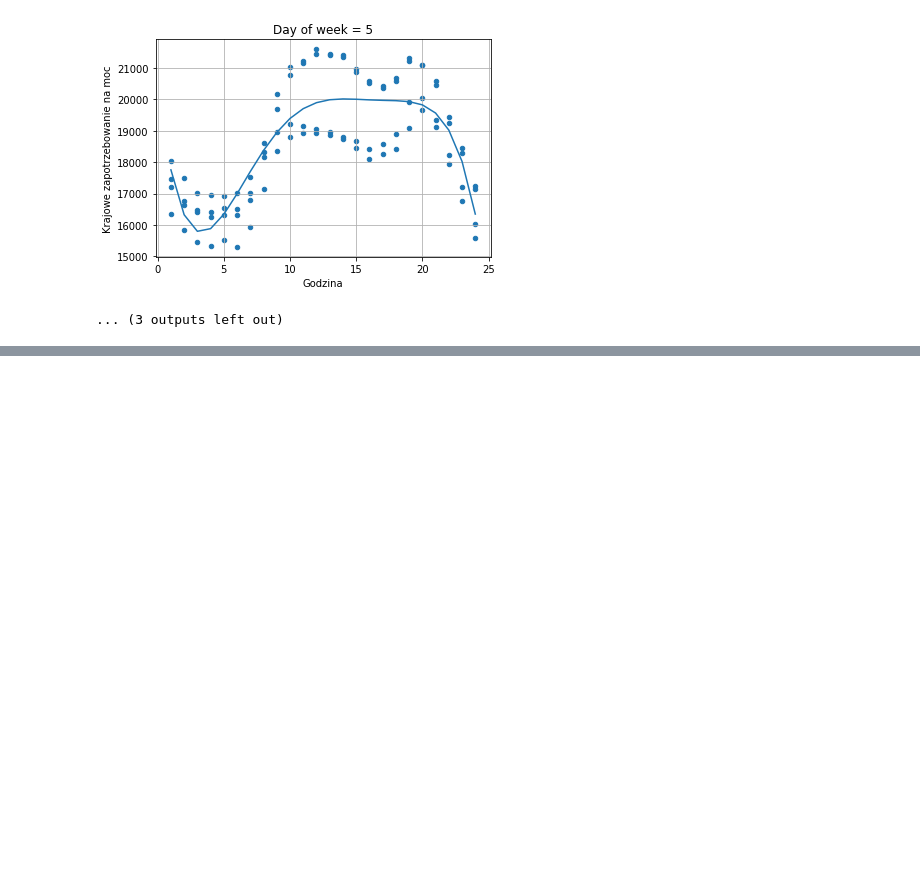
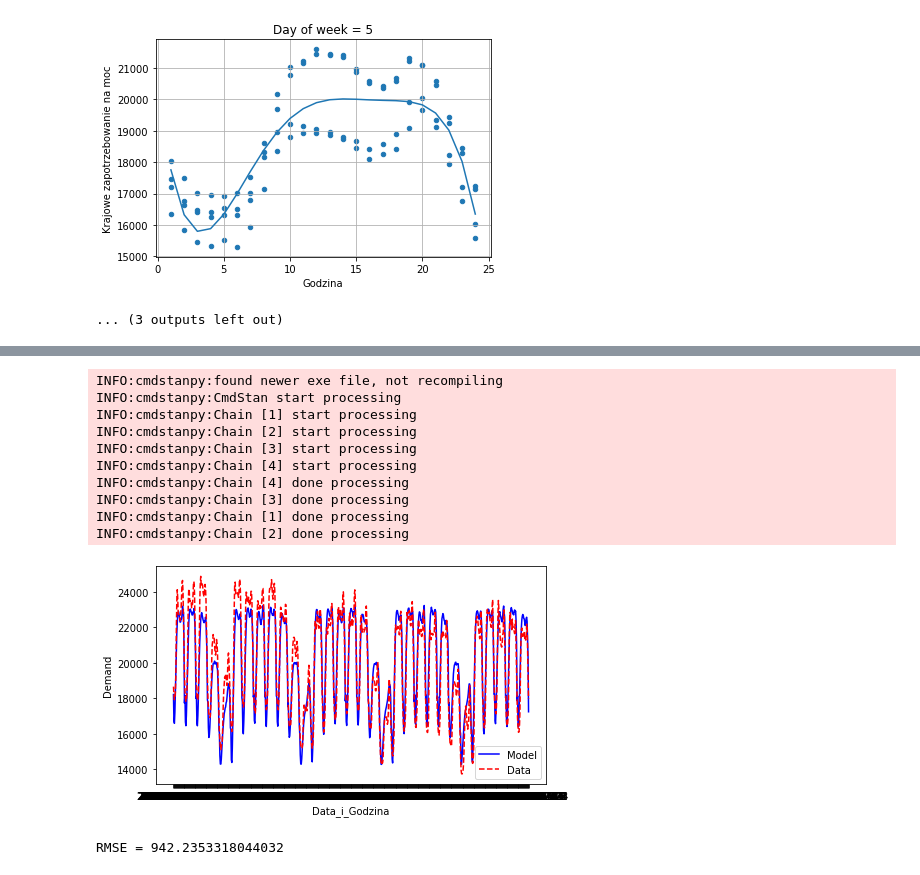
Before and after one commit to pilarskimarcin/ProjektDataAnalytics, a Jupyter notebook: model.ipynb, the cells around one changed output, grey strips where cells are left out. Cells and saved outputs as stored; diff of their text form; code cells hidden in the pictures; blank space fills up the shorter version.

```diff
--- a/model.ipynb
+++ b/model.ipynb
@@ -177,0 +177,29 @@ INFO:cmdstanpy:Chain [4] start processing
+# %%
+# Prior 3
+model_ppc3=CmdStanModel(stan_file='model3.stan')
+ppc3 = model_ppc3.sample(show_progress=False, data=dict(
+    N=len(df_zapotrzebowanie), day_of_week=df_zapotrzebowanie["Dzień tygodnia"].values, hour=df_zapotrzebowanie["Godzina"].values, nu=3
+    ))
+df_ppc3 = ppc3.draws_pd()
+df_ppc_mean3 = df_ppc3.mean()[[f"demand[{i}]" for i in range(1, 744)]]
+plt.figure(figsize=(7, 4))
+plt.plot(df_zapotrzebowanie["Data_i_Godzina"], df_ppc_mean3, "b-",
+        df_zapotrzebowanie["Data_i_Godzina"], df_zapotrzebowanie["Krajowe zapotrzebowanie na moc"], "r--")
+plt.xlabel("Data_i_Godzina")
+plt.ylabel("Demand")
+plt.legend(["Model", "Data"])
+plt.show()
+print(f'RMSE = {mean_squared_error(df_zapotrzebowanie["Krajowe zapotrzebowanie na moc"].values, df_ppc_mean3.values, squared=False)}')
+# %% [output]
+INFO:cmdstanpy:found newer exe file, not recompiling
+INFO:cmdstanpy:CmdStan start processing
+INFO:cmdstanpy:Chain [1] start processing
+INFO:cmdstanpy:Chain [2] start processing
+INFO:cmdstanpy:Chain [3] start processing
+INFO:cmdstanpy:Chain [4] start processing
+INFO:cmdstanpy:Chain [4] done processing
+INFO:cmdstanpy:Chain [3] done processing
+INFO:cmdstanpy:Chain [1] done processing
+INFO:cmdstanpy:Chain [2] done processing
+[figure, added]
+RMSE = 942.2353318044032
```
Also changed, not shown: parts of 3 cells of this notebook, 3 other files.
